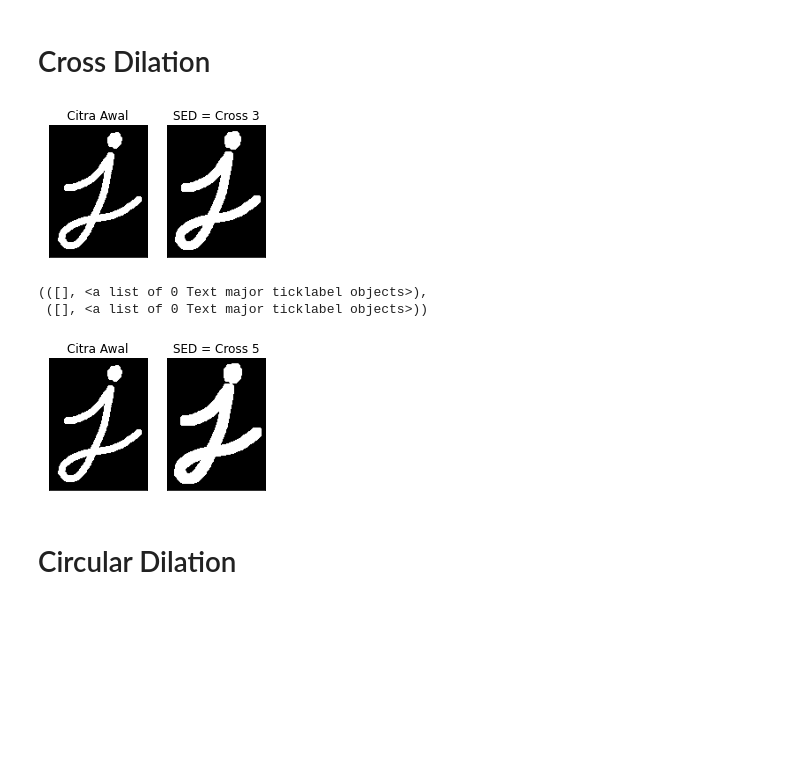
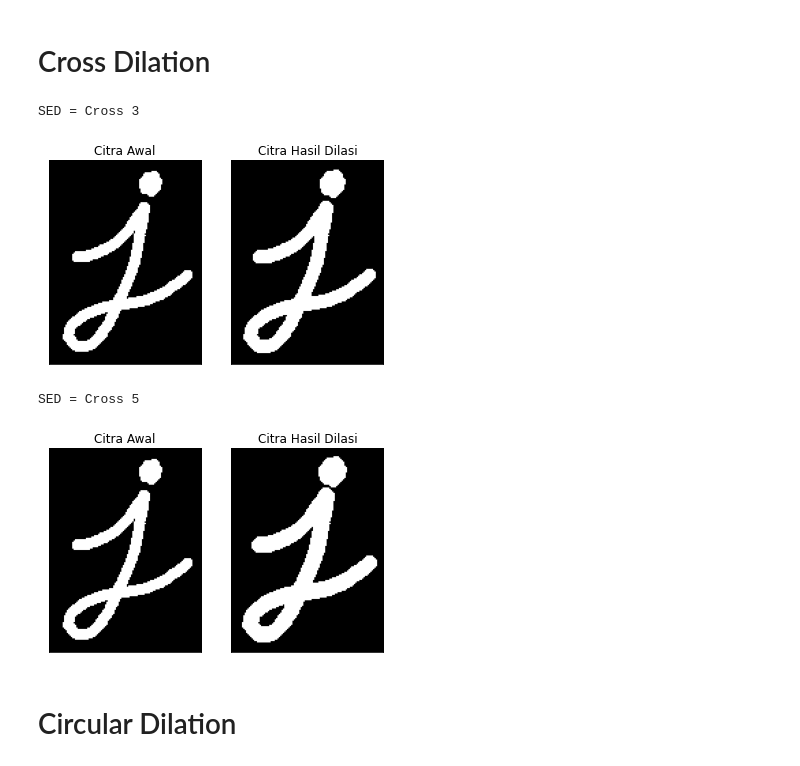
Before and after one commit to Zwarzen/PCVK_Genap_2022, a Jupyter notebook: week8.ipynb, the cells around one changed output. Saved outputs shown, nothing was run; the diff lists cells and outputs as text; code cells hidden in the pictures; blank space fills up the shorter version.

Commit message:
Revisi Dilasi

```diff
--- a/week8.ipynb
+++ b/week8.ipynb
@@ -65,34 +65,32 @@ plt.imshow(final_frame)
 [figure]
 # %% [markdown]
 # Cross Dilation
+# %%
+Cross_3x3 = cv.getStructuringElement(cv.MORPH_CROSS,(3,3)) # kernel cross 3x3
+Cross_5x5 = cv.getStructuringElement(cv.MORPH_CROSS,(5,5)) # kernel cross 5x5
 # %%
-kernel_3 = np.ones((3,3),np.uint8)
-kernel_5 = np.ones((5,5),np.uint8)
+#opersi dilasi
+dilasi_cross3x3 = cv.dilate(gambar_j,Cross_3x3,iterations = 1)
+dilasi_cross5x5 = cv.dilate(gambar_j,Cross_5x5,iterations = 1)
 
-dilasi_3 = cv.dilate(gambar_j,kernel_3,iterations = 1)
-dilasi_5 = cv.dilate(gambar_j,kernel_5,iterations = 1)
-
-# final_frame = cv.hconcat((gambar_j, dilasi_3))
-
-# plt.imshow(final_frame)
-
-plt.subplot(131), plt.imshow(gambar_j), plt.title('Citra Awal')
+print('SED = Cross 3')
+plt.subplot(121),plt.imshow(gambar_j),plt.title('Citra Awal')
 plt.xticks([]), plt.yticks([])
-plt.subplot(132), plt.imshow(dilasi_3), plt.title('SED = Cross 3')
+plt.subplot(122),plt.imshow(dilasi_cross3x3),plt.title('Citra Hasil Dilasi')
 plt.xticks([]), plt.yticks([])
 plt.show()
 
-plt.subplot(131), plt.imshow(gambar_j), plt.title('Citra Awal')
+print('SED = Cross 5')
+plt.subplot(121),plt.imshow(gambar_j),plt.title('Citra Awal')
 plt.xticks([]), plt.yticks([])
-plt.subplot(132), plt.imshow(dilasi_5), plt.title('SED = Cross 5')
+plt.subplot(122),plt.imshow(dilasi_cross5x5),plt.title('Citra Hasil Dilasi')
 plt.xticks([]), plt.yticks([])
-
-# Terlihat jika Cross 5 lebih tebal daripada Cross 3
+plt.show()
 # %% [output]
+SED = Cross 3
-[figure, old version]
+[figure, new version]
-(([], <a list of 0 Text major ticklabel objects>),
- ([], <a list of 0 Text major ticklabel objects>))
+SED = Cross 5
-[figure, old version]
+[figure, new version]
 # %% [markdown]
 # Circular Dilation
 # %%
```
Also changed, not shown: parts of 3 cells of this notebook.
